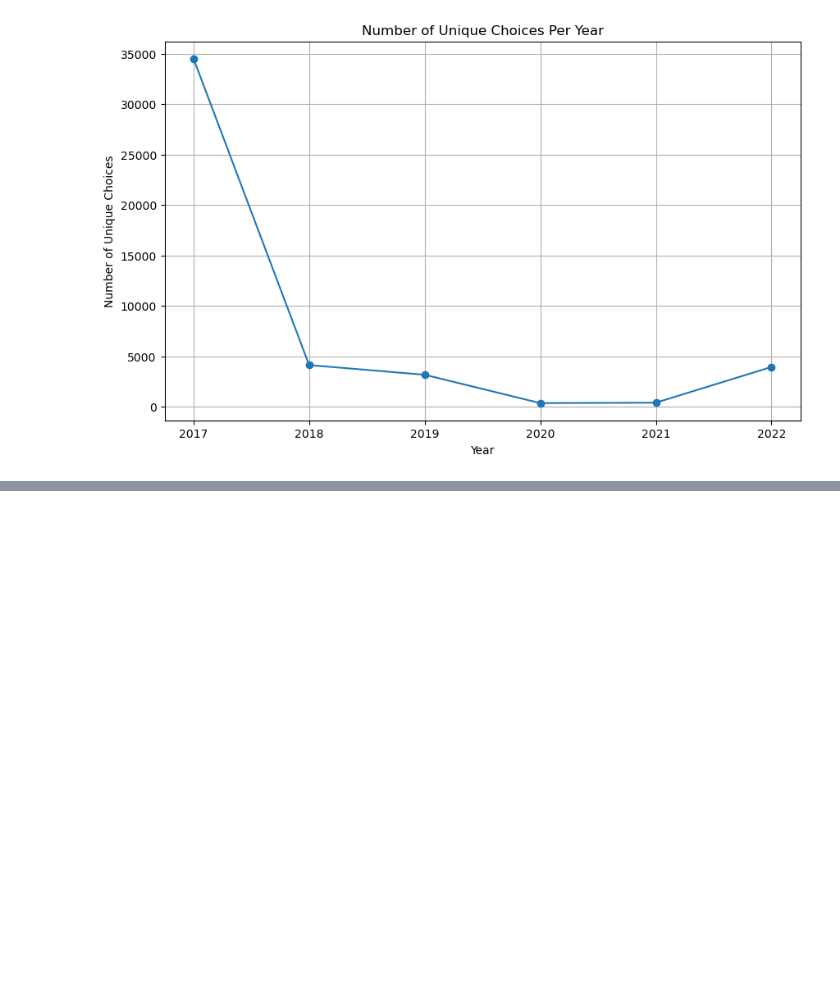
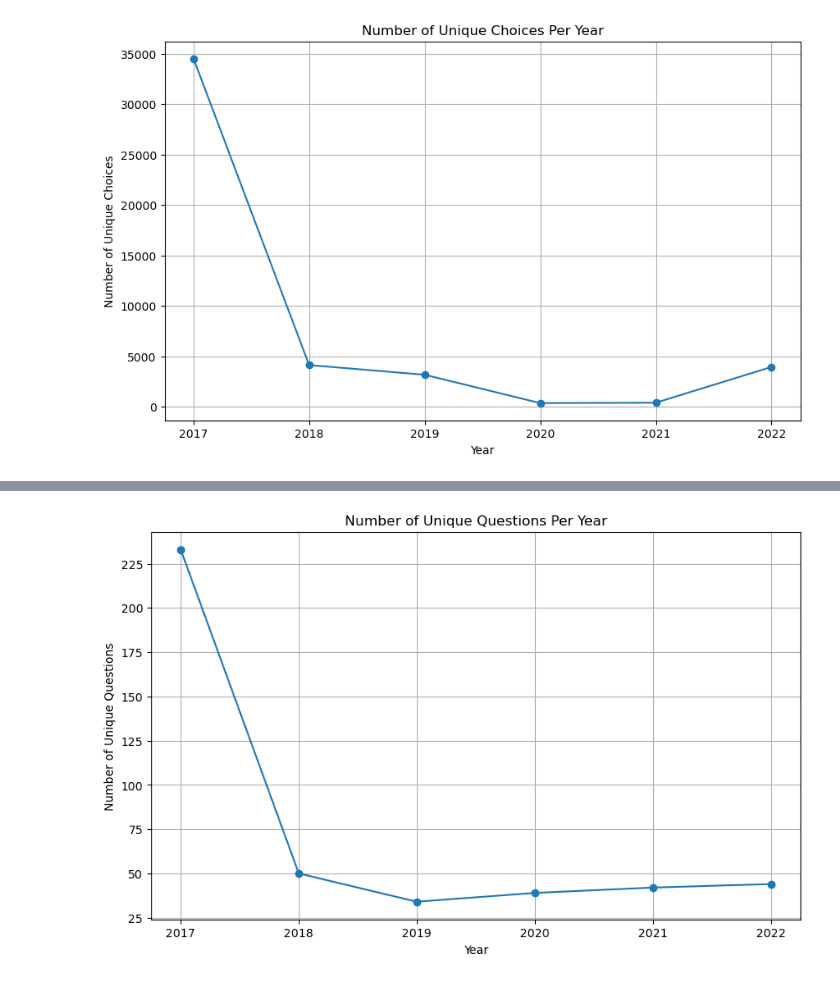
Before and after one commit to raj-rajat/kaggle-survey-2017-2022-long-format, a Jupyter notebook: kaggle-survey-2017-2022-long-format.ipynb, the cells around one changed output, grey strips where cells are left out. Drawn from its saved outputs; the diff is of its cells as text; code cells hidden in the pictures; blank space fills up the shorter version.

Commit message:
Kaggle Notebook | kaggle-survey-2017-2022-long-format | Version 8

```diff
--- a/kaggle-survey-2017-2022-long-format.ipynb
+++ b/kaggle-survey-2017-2022-long-format.ipynb
@@ -359,3 +359,8 @@ plt.grid(True)
 plt.show()
 # %% [output]
 [figure]
+# %%
+# Calculate the number of unique question_id per survey_year in df_question
+df_question_unique_questions_by_year = df_question.groupby('survey_year')['question_id'].nunique()
+
+df_question_unique_questions_by_year
@@ -361,0 +376,12 @@ plt.show()
+# %%
+# Plot the number of unique questions per year
+plt.figure(figsize=(10, 6))
+plt.plot(df_question_unique_questions_by_year.index, df_question_unique_questions_by_year.values, marker='o')
+plt.title('Number of Unique Questions Per Year')
+plt.xlabel('Year')
+plt.ylabel('Number of Unique Questions')
+plt.xticks(ticks=df_question_unique_questions_by_year.index, labels=df_question_unique_questions_by_year.index.astype(int))
+plt.grid(True)
+plt.show()
+# %% [output]
+[figure, added]
```
Also changed, not shown: parts of 16 cells of this notebook.
